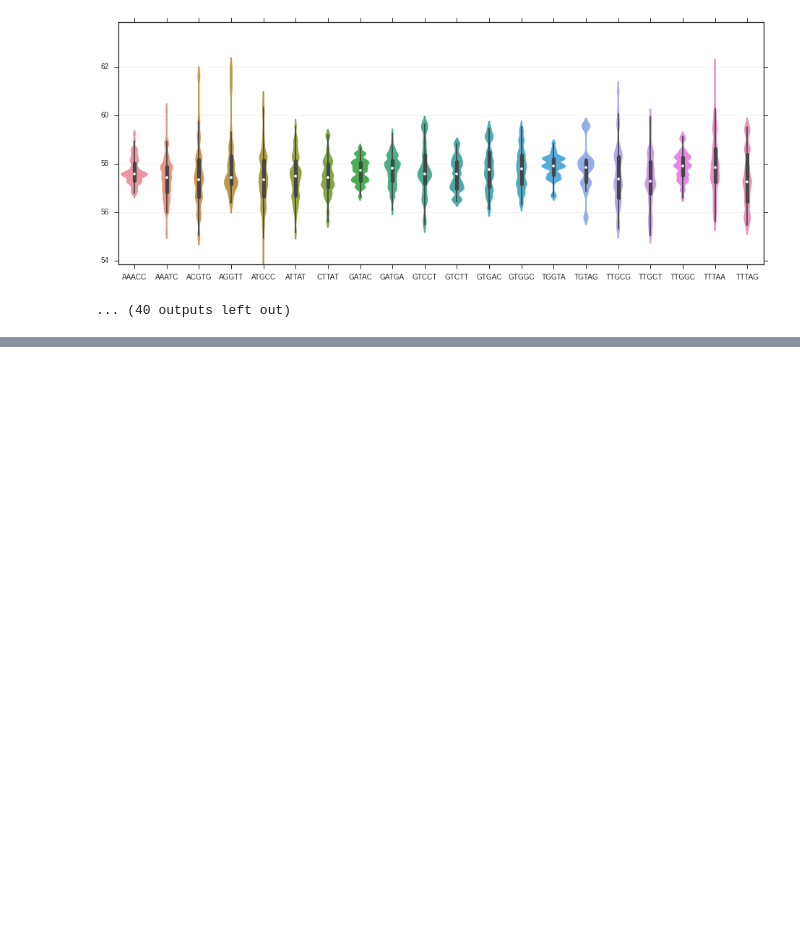
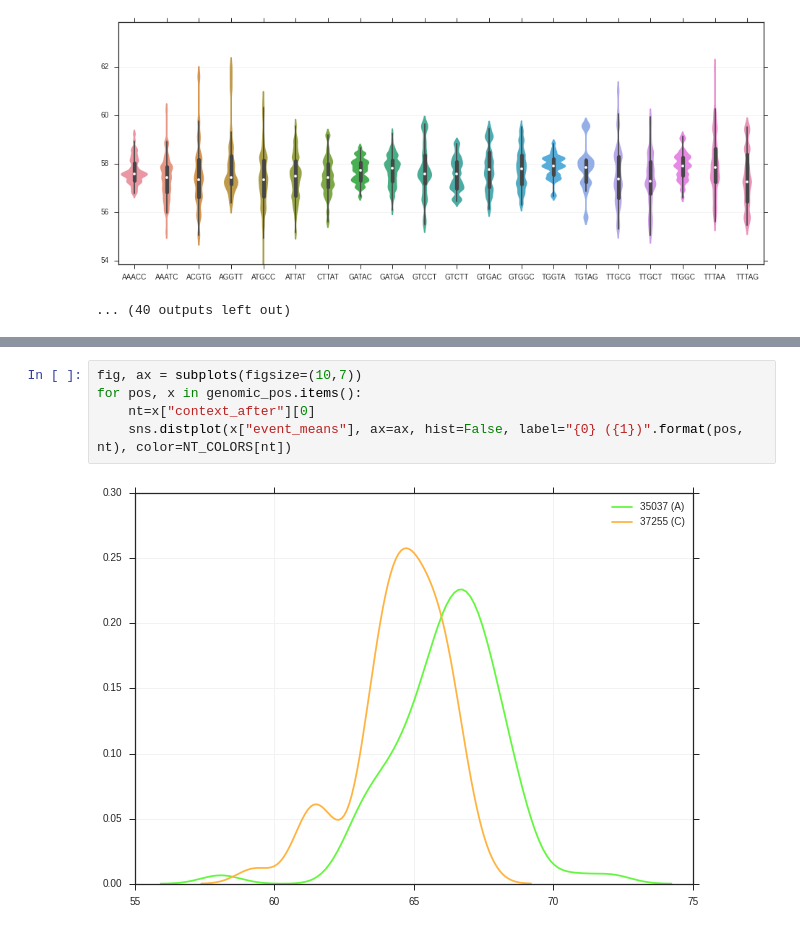
Before and after one commit to grst/nanopore-notebooks, a Jupyter notebook: 04_error_correction/context-features2-all5mers.ipynb, the cells around one changed output, grey strips where cells are left out. Cells and saved outputs as stored; diff of their text form; blank space fills up the shorter version.

```diff
--- a/04_error_correction/context-features2-all5mers.ipynb
+++ b/04_error_correction/context-features2-all5mers.ipynb
@@ -181,0 +209,7 @@ for i in range(0, l, 20):
+# %%
+fig, ax = subplots(figsize=(10,7))
+for pos, x in genomic_pos.items():
+    nt=x["context_after"][0]
+    sns.distplot(x["event_means"], ax=ax, hist=False, label="{0} ({1})".format(pos, nt), color=NT_COLORS[nt])
+# %% [output]
+[figure, added]
```
Also changed, not shown: parts of 8 cells of this notebook, 7 other files.
